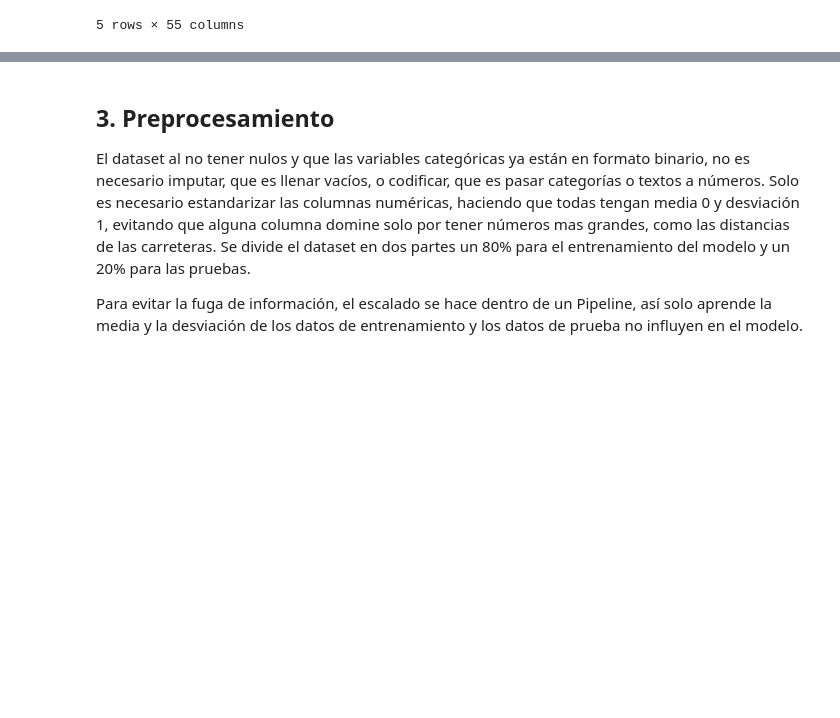
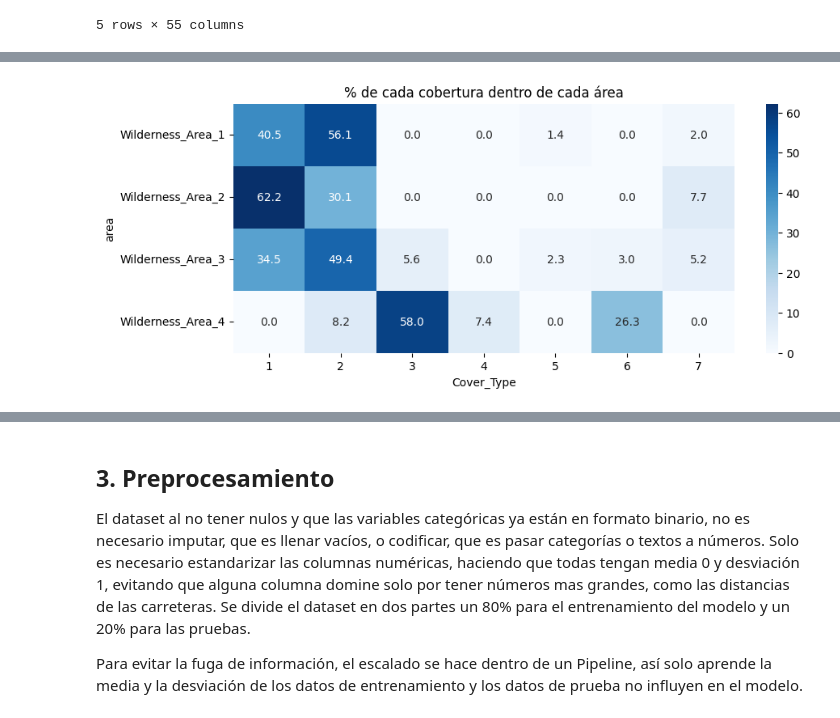
Before and after one commit to DiegoGc4x/evaluacion-4, a Jupyter notebook: covertype_equipo8.ipynb, the cells around one changed output, grey strips where cells are left out. Saved outputs shown, nothing was run; the diff lists cells and outputs as text; code cells hidden in the pictures; blank space fills up the shorter version.

```diff
--- a/covertype_equipo8.ipynb
+++ b/covertype_equipo8.ipynb
@@ -66,0 +231,8 @@ CLASES = {1: 'Picea/Abeto', 2: 'Pino contorta', 3: 'Pino ponderosa', 4: 'Álamo/
+# %%
+tabla_area = pd.crosstab(df['area'], df['Cover_Type'], normalize='index') * 100
+plt.figure(figsize=(10, 4))
+sns.heatmap(tabla_area, annot=True, fmt='.1f', cmap='Blues')
+plt.title('% de cada cobertura dentro de cada área')
+plt.show()
+# %% [output]
+[figure, added]
```
Also changed, not shown: parts of 24 cells of this notebook.
